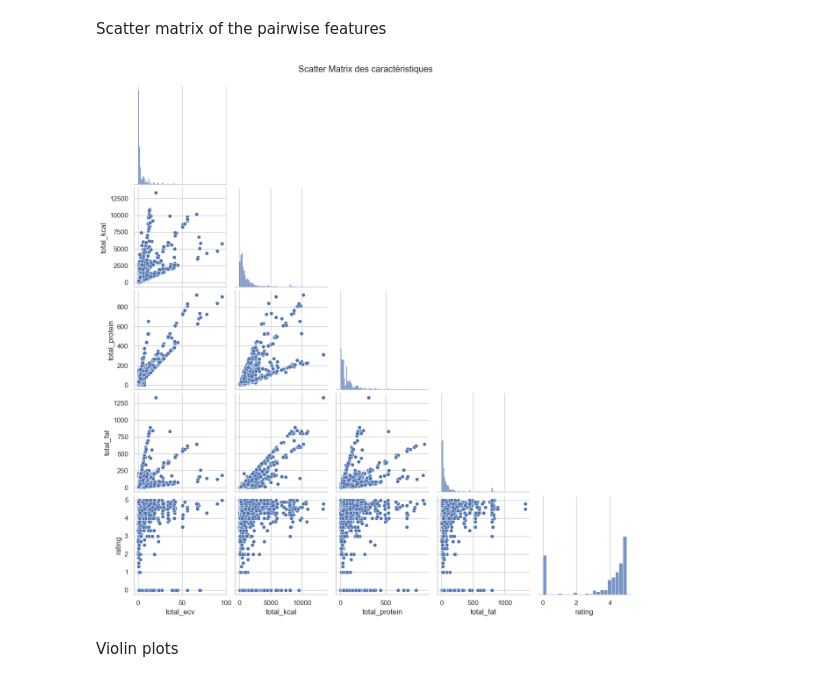
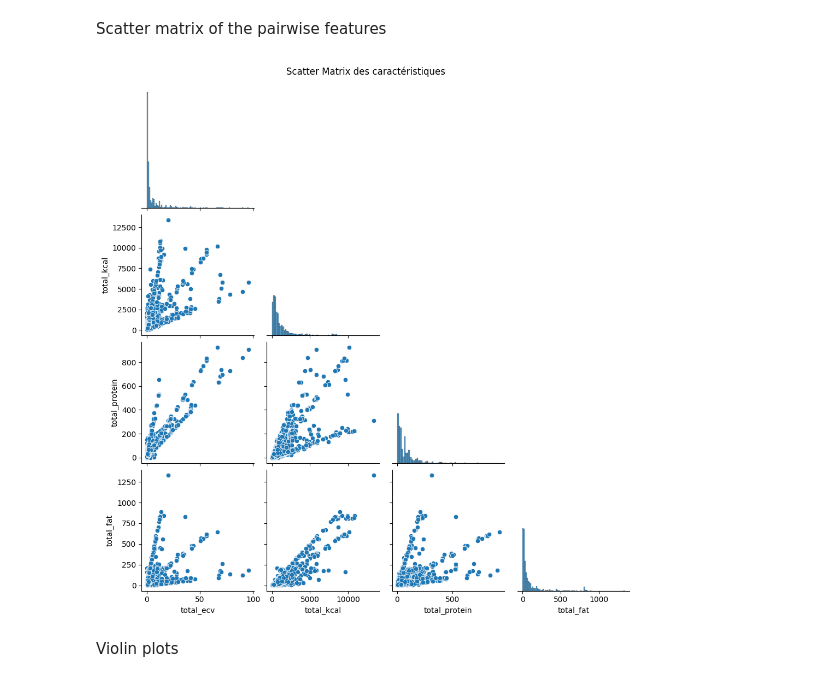
Before and after one commit to SitaraLiang/dalas-eco-recipes, a Jupyter notebook: notebooks/preprocessing.ipynb, the cells around one changed output. Drawn from its saved outputs; the diff is of its cells as text; code cells hidden in the pictures.

```diff
--- a/notebooks/preprocessing.ipynb
+++ b/notebooks/preprocessing.ipynb
@@ -274,8 +318,5 @@ Recettes les plus optimales (riches en protéines, faibles en impact écologique
 # %% [markdown]
 ## 3. Visualization - PCA
 # %%
-data = pd.read_json(RECIPES_FILE)
-print("Number of rows (samples):", data.shape[0])
-print("Number of variables:", data.shape[1])
-display(data.head())
-data.describe()
+#data = df[df['rating'] != 0]
+data = df
@@ -300,11 +323,11 @@ Number of variables: 9
 # %% [markdown]
 Scatter matrix of the pairwise features
 # %%
-num_features = ["total_ecv", "total_kcal", "total_protein", "total_fat", "rating"]
+num_features = ["total_ecv", "total_kcal", "total_protein", "total_fat"]
 sns.pairplot(data[num_features], corner=True)
 plt.suptitle("Scatter Matrix des caractéristiques", y=1.02)
 plt.show()
 # %% [output]
-[figure, old version]
+[figure, new version]
 # %% [markdown]
 Violin plots
```
Also changed, not shown: parts of 54 cells of this notebook, 6 other files.
